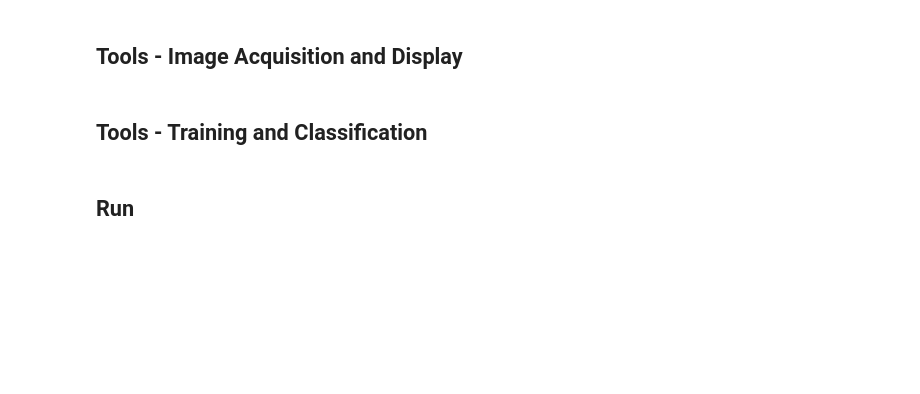
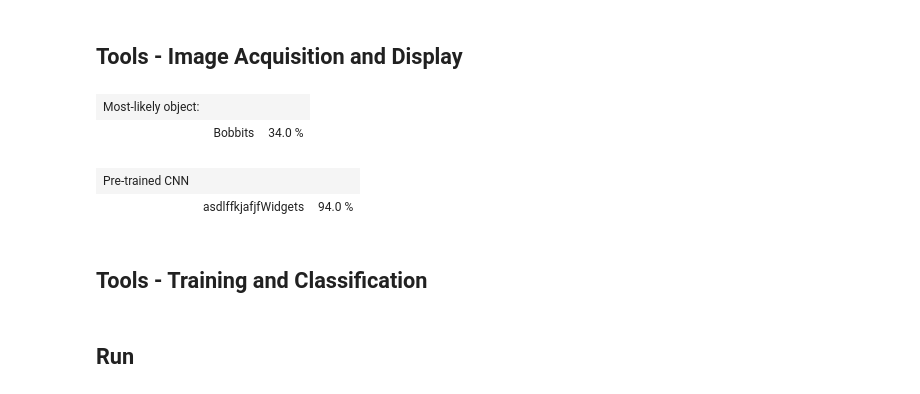
Before and after one commit to actionsolve/article25, a Jupyter notebook: 20200400_Webcam_acquire_and_train.ipynb, the cells around one changed output. Cells and saved outputs as stored; diff of their text form; code cells hidden in the pictures; blank space fills up the shorter version.

```diff
--- a/20200400_Webcam_acquire_and_train.ipynb
+++ b/20200400_Webcam_acquire_and_train.ipynb
@@ -216,7 +222,7 @@ def get_image_as_html_tag(filename, width=200, height=150):
 def get_results_as_html_tag(model_name, class_name, certainty):
 
     # html_tag = '<table style="border: 1px solid black ; overflow: visible; white-space: nowrap;" width="350px"> '  # <table style="width:100%; width:300px">
-    html_tag = '<table width="350px"> '  # <table style="width:100%; width:300px">
+    html_tag =  '<table width="350px"> '  # <table style="width:100%; width:300px">
     html_tag += '<col width="30%"><col width="50%"><col width="20%">'
     html_tag += '<tr>'
     html_tag += '<td><big><big>' ; html_tag += f'<bold>{model_name}</bold>'  ; html_tag += '</big></big></td><td></td><td></td>'
@@ -258,8 +264,9 @@ def capture_images_for_class(base_dir, class_name, num_images_to_capture, image_
     return filenames
 
 # Test display of results
-if False:
-    text_html = get_results_as_html_tag(model_name='Custom CNN', class_name='Bobbits', certainty=0.34)
+if True:
+    # text_html = get_results_as_html_tag(model_name='Custom CNN', class_name='Bobbits', certainty=0.34)
+    text_html = get_results_as_html_tag(model_name='Most-likely object:', class_name='Bobbits', certainty=0.34)
     text_html += get_results_as_html_tag(model_name='Pre-trained CNN', class_name='asdlffkjafjfWidgets', certainty=0.94)
     display(HTML(text_html))
 
@@ -277,33 +284,38 @@ if False:
 
         #clear_output()
         #display_id = display_image_thumbnails(filenames, display_id=display_id, width=200, height=150)
 
     time_finish = dt.datetime.now() ; print(f'Fin:   {time_finish},    Elapsed: {(time_finish - time_start).seconds:.2f}')
 
     print(filenames)
     #display_image_thumbnails(filenames)
     display_image_thumbnails(filenames, width=200, height=150)
 
 # Test acquire multiple classes of images, and display
 if False:
     image_width, image_height = 224, 224
     class_names = ( 'AAA',  'BBB')
     base_dir = 'test_images'
     num_images_to_capture = 3  # Test
     image_dims = (image_width, image_height)
 
     filenames = []
     for class_name in class_names:
 
         print(f'Class {class_name}')
         new_filenames = capture_images_for_class(base_dir, class_name, num_images_to_capture, image_dims) #; print(filenames)
         #filenames = ['test_images/AAA/image_000.jpg', 'test_images/AAA/image_001.jpg', 'test_images/AAA/image_002.jpg']
         for filename in new_filenames:
             filenames.append(filename)
         time.sleep(2)
 
     # print(filenames)
     display_image_thumbnails(filenames, width=50, height=50)
+# %% [output]
+| Most-likely object: |  |  |
+|  | Bobbits | 34.0 % |
+| Pre-trained CNN |  |  |
+|  | asdlffkjafjfWidgets | 94.0 % |
 # %% [markdown]
 ## Tools - Training and Classification
 # %%
```
Also changed, not shown: parts of 7 cells of this notebook.
